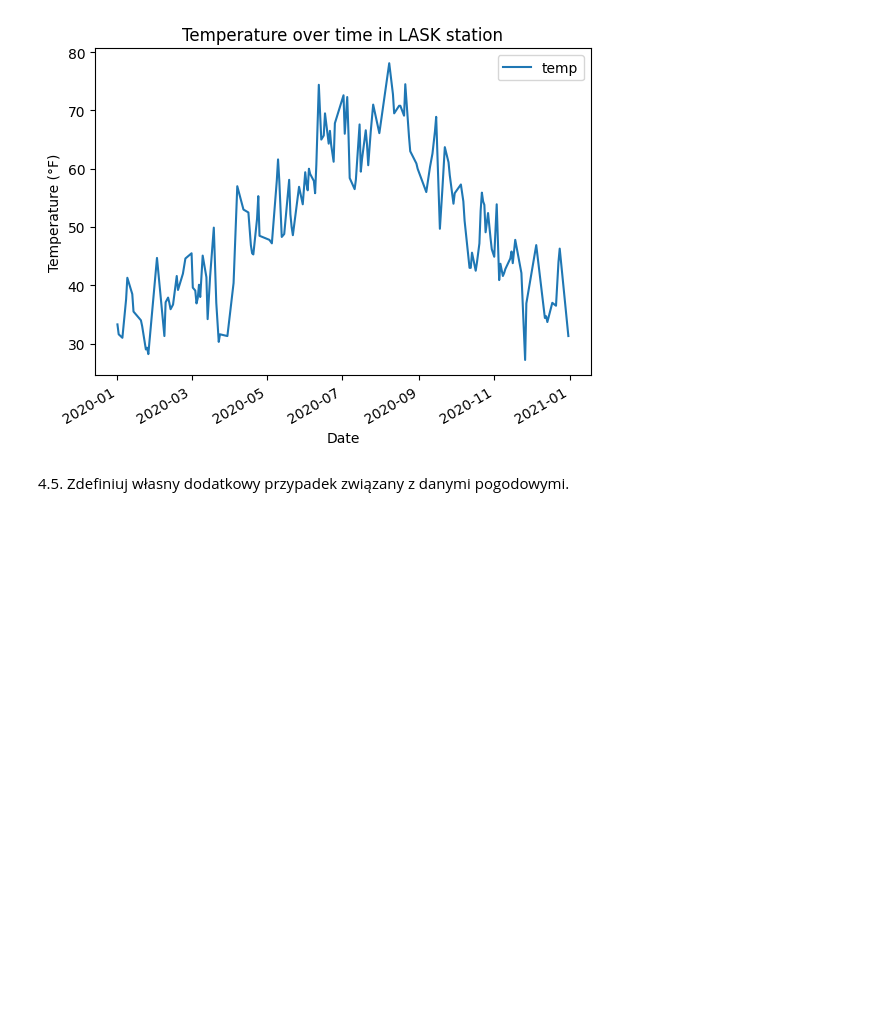
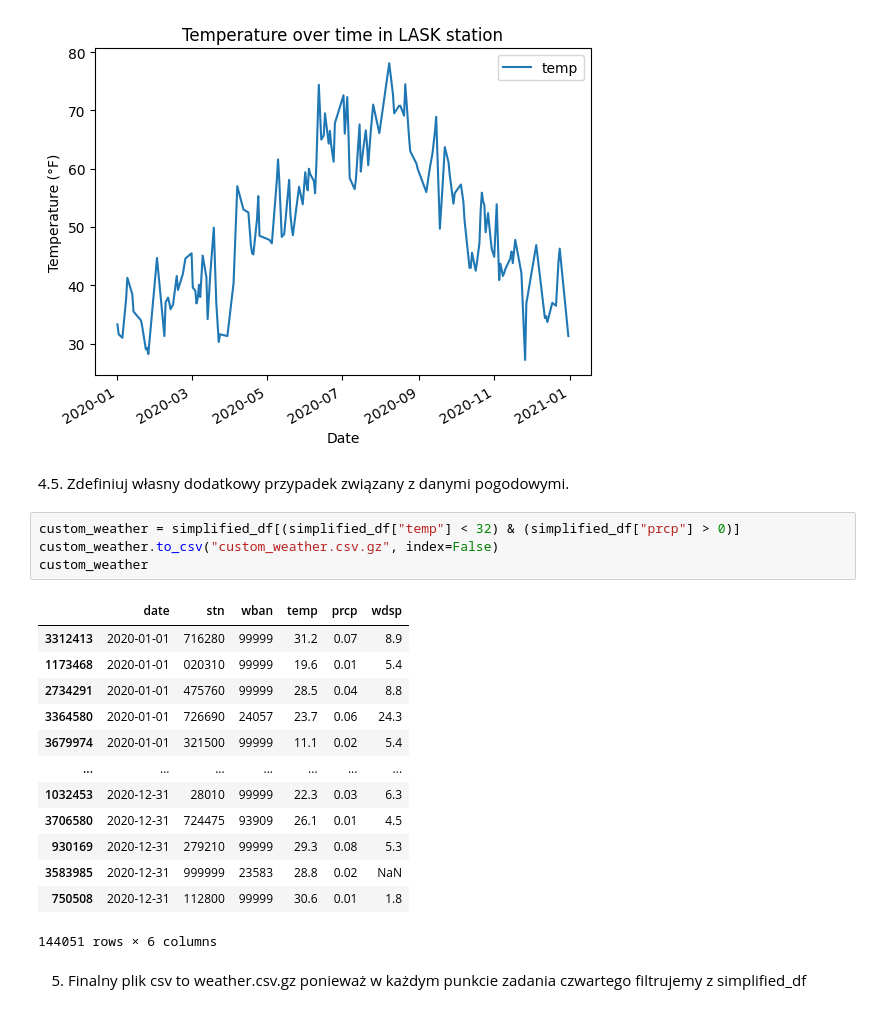
Before and after one commit to igoro00/pdzd, a Jupyter notebook: main.ipynb, the cells around one changed output. Cells and saved outputs as stored; diff of their text form; blank space fills up the shorter version.

```diff
--- a/main.ipynb
+++ b/main.ipynb
@@ -305,3 +291,23 @@ lask_weather.plot(x="date", y="temp", title="Temperature over time in LASK stati
 [figure]
 # %% [markdown]
 4.5. Zdefiniuj własny dodatkowy przypadek związany z danymi pogodowymi.
+# %%
+custom_weather = simplified_df[(simplified_df["temp"] < 32) & (simplified_df["prcp"] > 0)]
+custom_weather.to_csv("custom_weather.csv.gz", index=False)
+custom_weather
+# %% [output]
+|  | date | stn | wban | temp | prcp | wdsp |
+| 3312413 | 2020-01-01 | 716280 | 99999 | 31.2 | 0.07 | 8.9 |
+| 1173468 | 2020-01-01 | 020310 | 99999 | 19.6 | 0.01 | 5.4 |
+| 2734291 | 2020-01-01 | 475760 | 99999 | 28.5 | 0.04 | 8.8 |
+| 3364580 | 2020-01-01 | 726690 | 24057 | 23.7 | 0.06 | 24.3 |
+| 3679974 | 2020-01-01 | 321500 | 99999 | 11.1 | 0.02 | 5.4 |
+| ... | ... | ... | ... | ... | ... | ... |
+| 1032453 | 2020-12-31 | 28010 | 99999 | 22.3 | 0.03 | 6.3 |
+| 3706580 | 2020-12-31 | 724475 | 93909 | 26.1 | 0.01 | 4.5 |
+| 930169 | 2020-12-31 | 279210 | 99999 | 29.3 | 0.08 | 5.3 |
+| 3583985 | 2020-12-31 | 999999 | 23583 | 28.8 | 0.02 | NaN |
+| 750508 | 2020-12-31 | 112800 | 99999 | 30.6 | 0.01 | 1.8 |
+144051 rows × 6 columns
+# %% [markdown]
+5. Finalny plik csv to weather.csv.gz ponieważ w każdym punkcie zadania czwartego filtrujemy z simplified_df
```
Also changed, not shown: parts of 1 cell of this notebook.
